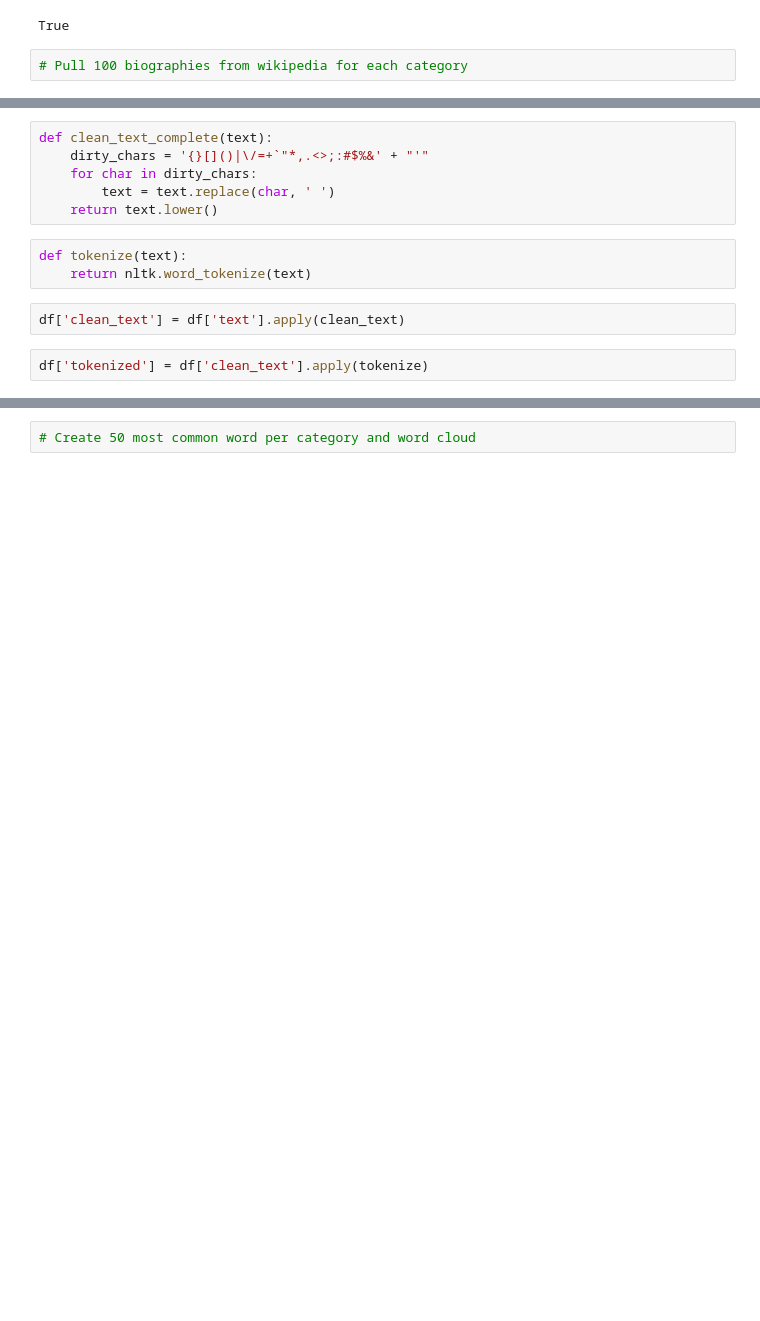
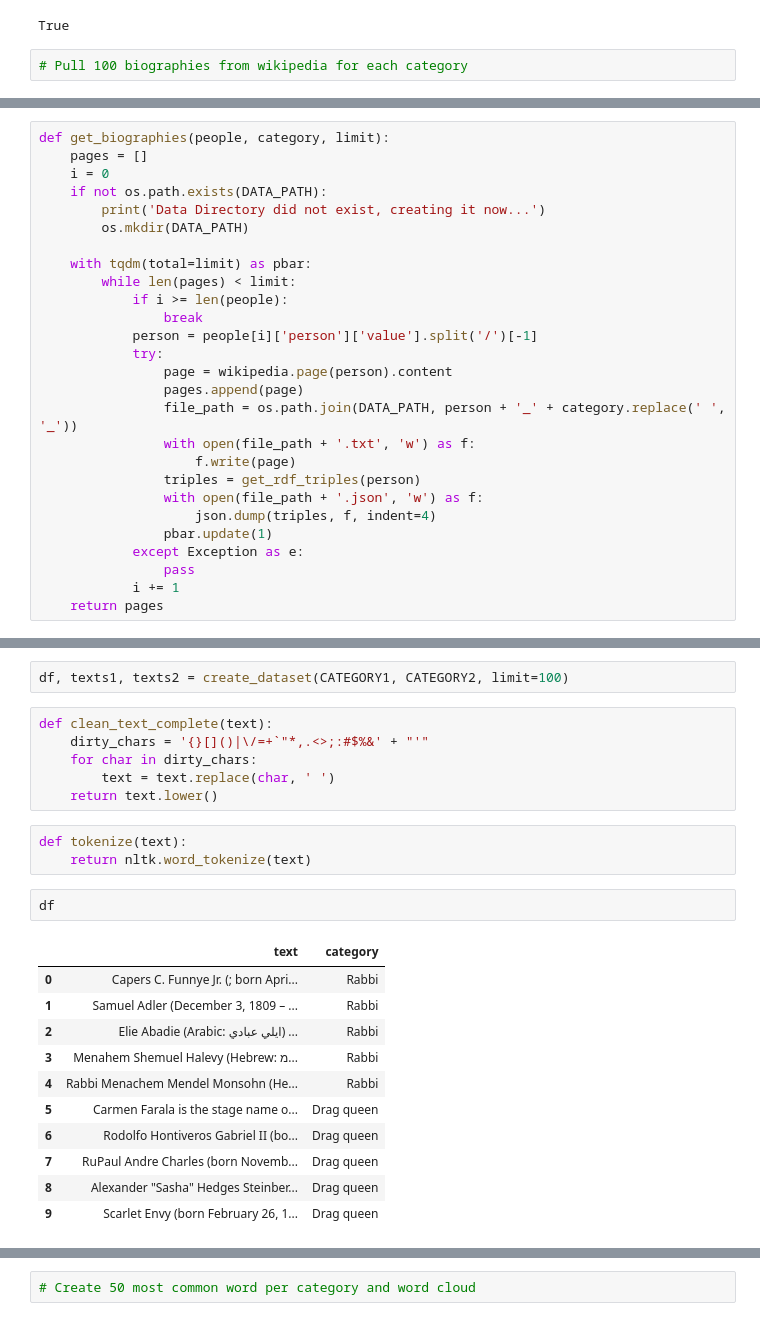
Before and after one commit to evanpkchapple/stanza_and_spacy_comparison, a Jupyter notebook: compare.ipynb, the cells around one changed output, grey strips where cells are left out. Saved outputs shown, nothing was run; the diff lists cells and outputs as text; blank space fills up the shorter version.

Commit message:
Reworked the data loading

```diff
--- a/compare.ipynb
+++ b/compare.ipynb
@@ -127,0 +64,27 @@ Acting instructor (en) data
+# %%
+def get_biographies(people, category, limit):
+    pages = []
+    i = 0
+    if not os.path.exists(DATA_PATH):
+        print('Data Directory did not exist, creating it now...')
+        os.mkdir(DATA_PATH)
+
+    with tqdm(total=limit) as pbar:
+        while len(pages) < limit:
+            if i >= len(people):
+                break
+            person = people[i]['person']['value'].split('/')[-1]
+            try:
+                page = wikipedia.page(person).content
+                pages.append(page)
+                file_path = os.path.join(DATA_PATH, person + '_' + category.replace(' ', '_'))
+                with open(file_path + '.txt', 'w') as f:
+                    f.write(page)
+                triples = get_rdf_triples(person)
+                with open(file_path + '.json', 'w') as f:
+                    json.dump(triples, f, indent=4)
+                pbar.update(1)
+            except Exception as e:
+                pass
+            i += 1
+    return pages
@@ -128,13 +98,25 @@ Acting instructor (en) data
+# %%
+df, texts1, texts2 = create_dataset(CATEGORY1, CATEGORY2, limit=100)
 # %%
 def clean_text_complete(text):
     dirty_chars = '{}[]()|\/=+`"*,.<>;:#$%&' + "'"
     for char in dirty_chars:
         text = text.replace(char, ' ')
     return text.lower()
-# %%
-def tokenize(text):
-    return nltk.word_tokenize(text)
-# %%
-df['clean_text'] = df['text'].apply(clean_text)
-# %%
-df['tokenized'] = df['clean_text'].apply(tokenize)
+# %%
+def tokenize(text):
+    return nltk.word_tokenize(text)
+# %%
+df
+# %% [output]
+|  | text | category |
+| 0 | Capers C. Funnye Jr. (; born Apri... | Rabbi |
+| 1 | Samuel Adler (December 3, 1809 – ... | Rabbi |
+| 2 | Elie Abadie (Arabic: ايلي عبادي) ... | Rabbi |
+| 3 | Menahem Shemuel Halevy (Hebrew: מ... | Rabbi |
+| 4 | Rabbi Menachem Mendel Monsohn (He... | Rabbi |
+| 5 | Carmen Farala is the stage name o... | Drag queen |
+| 6 | Rodolfo Hontiveros Gabriel II (bo... | Drag queen |
+| 7 | RuPaul Andre Charles (born Novemb... | Drag queen |
+| 8 | Alexander "Sasha" Hedges Steinber... | Drag queen |
+| 9 | Scarlet Envy (born February 26, 1... | Drag queen |
```
Also changed, not shown: parts of 53 cells of this notebook.
